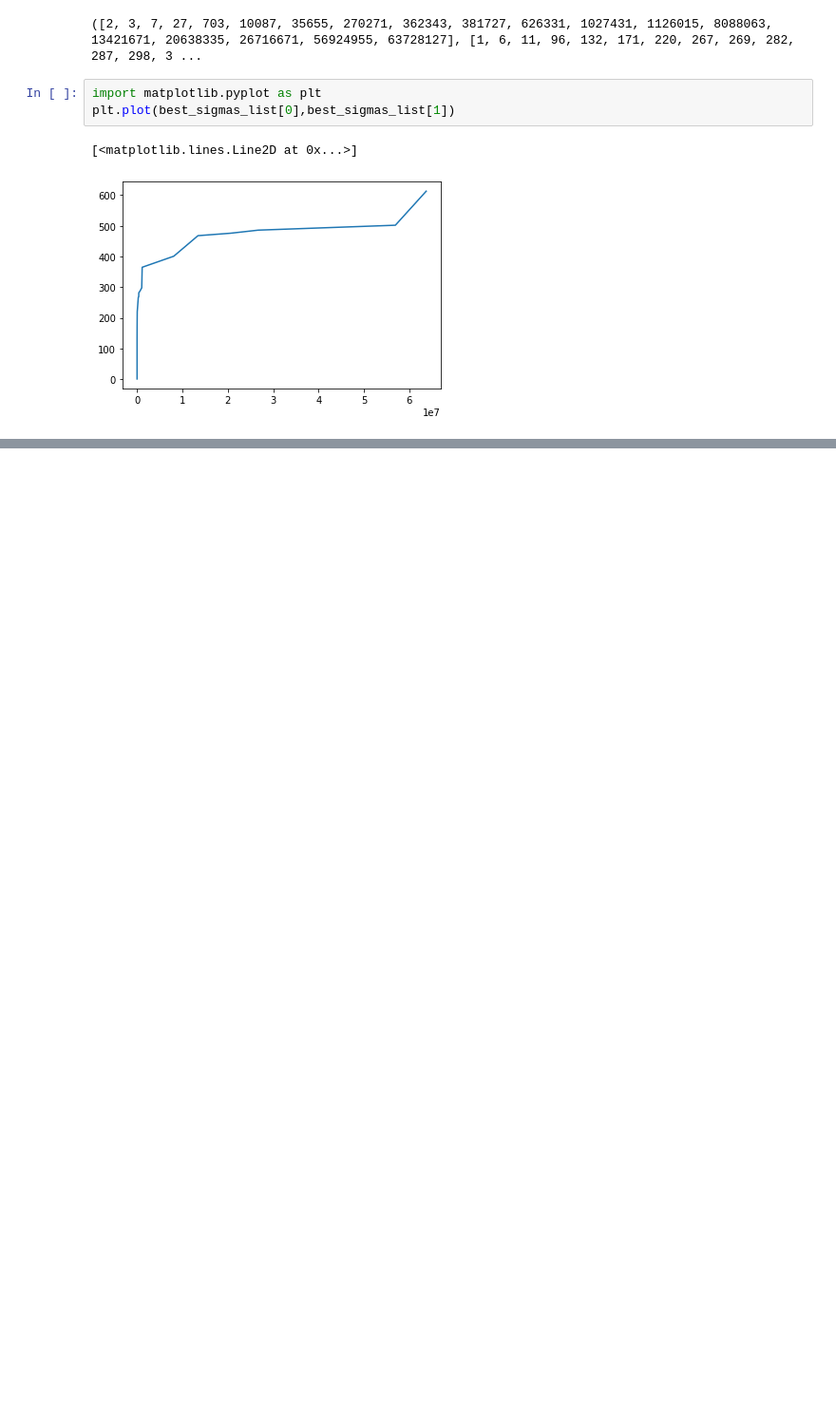
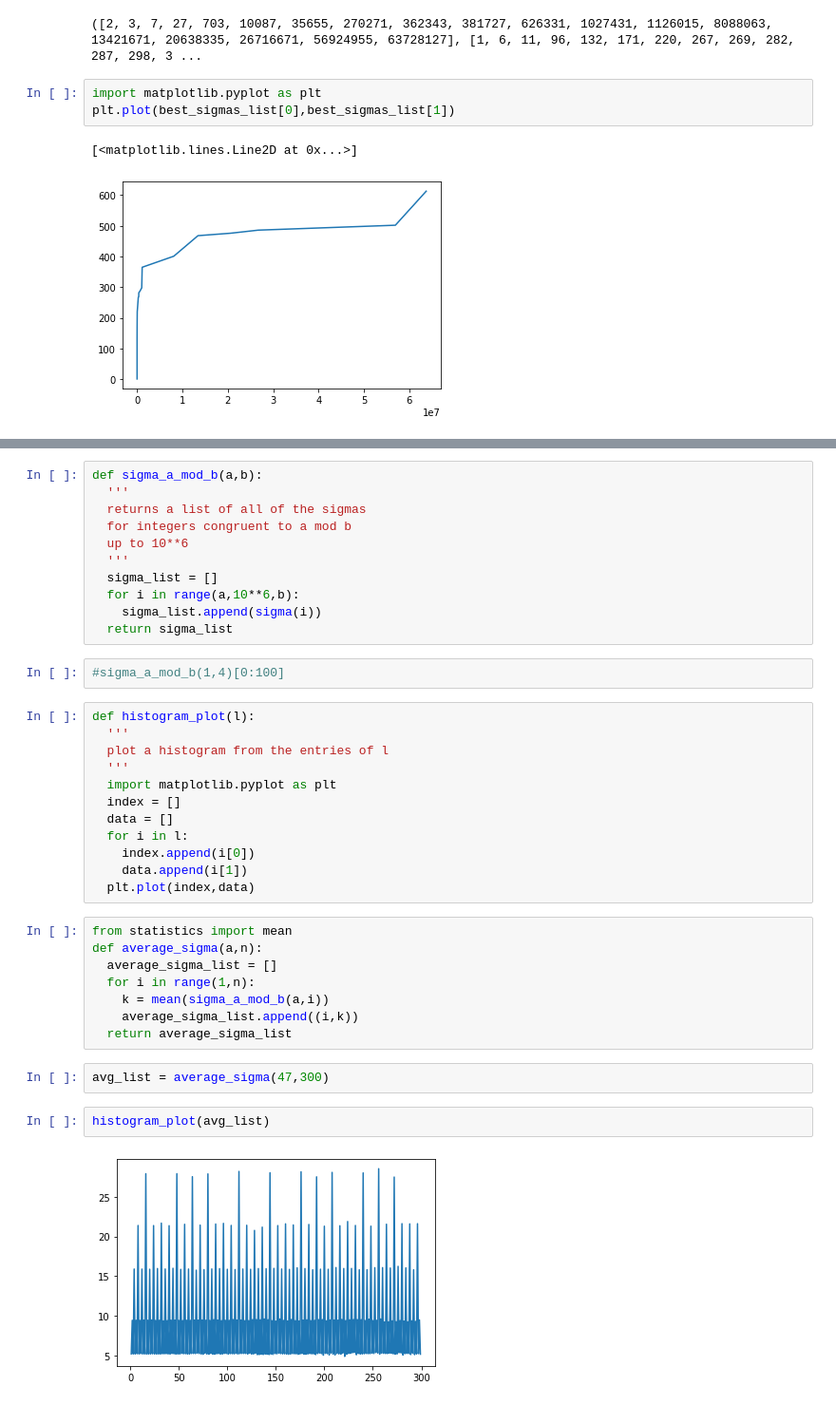
Before and after one commit to gencross/CollatzGroup3, a Jupyter notebook: MilesCollatzNotebook.ipynb, the cells around one changed output, grey strips where cells are left out. Shown at 95% size. Cells and saved outputs as stored; diff of their text form; blank space fills up the shorter version.

```diff
--- a/MilesCollatzNotebook.ipynb
+++ b/MilesCollatzNotebook.ipynb
@@ -189,0 +135,39 @@ mean(sigma_mod_17)
+# %%
+def sigma_a_mod_b(a,b):
+  '''
+  returns a list of all of the sigmas
+  for integers congruent to a mod b
+  up to 10**6
+  '''
+  sigma_list = []
+  for i in range(a,10**6,b):
+    sigma_list.append(sigma(i))
+  return sigma_list
+# %%
+#sigma_a_mod_b(1,4)[0:100]
+# %%
+def histogram_plot(l):
+  '''
+  plot a histogram from the entries of l
+  '''
+  import matplotlib.pyplot as plt
+  index = []
+  data = []
+  for i in l:
+    index.append(i[0])
+    data.append(i[1])
+  plt.plot(index,data)
+# %%
+from statistics import mean
+def average_sigma(a,n):
+  average_sigma_list = []
+  for i in range(1,n):
+    k = mean(sigma_a_mod_b(a,i))
+    average_sigma_list.append((i,k))
+  return average_sigma_list
+# %%
+avg_list = average_sigma(47,300)
+# %%
+histogram_plot(avg_list)
+# %% [output]
+[figure, added]
```
Also changed, not shown: parts of 17 cells of this notebook.
